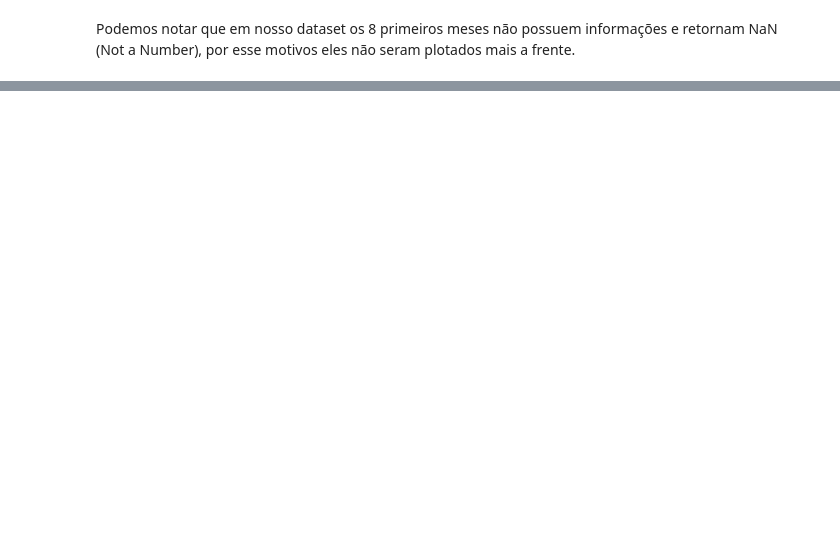
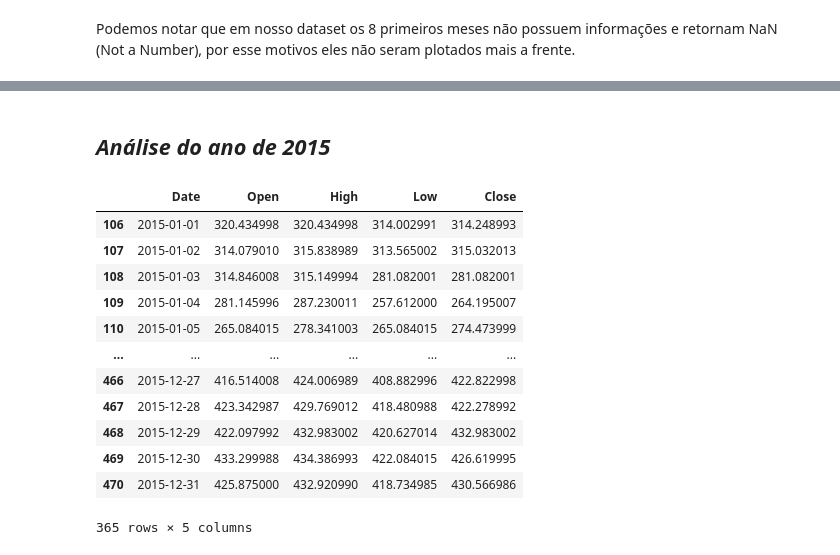
Before and after one commit to JeffersonNery/MVP_Machine_Learning_Analytics, a Jupyter notebook: MVP_Machine_Learning_&_Analytics.ipynb, the cells around one changed output, grey strips where cells are left out. Cells and saved outputs as stored; diff of their text form; code cells hidden in the pictures; blank space fills up the shorter version.

```diff
--- a/MVP_Machine_Learning_&_Analytics.ipynb
+++ b/MVP_Machine_Learning_&_Analytics.ipynb
@@ -193,0 +341,28 @@ fig.show()
+# %% [markdown]
+## ***Análise do ano de 2015***
+# %%
+# Visualizando a tabela com o preço médio de abertura e fechamento do ano de
+# 2015
+
+# convertendo a coluna data para data/hora
+maindf['Date'] = pd.to_datetime(maindf['Date'], format='%Y-%m-%d')
+#criando uma variavel que contenha as informações somente do ano de 2015
+y_2015 = maindf.loc[(maindf['Date'] >= '2015-01-01')
+                     & (maindf['Date'] < '2016-01-01')]
+# removendo as colunas de Ajuste de fechamento e Volume, ficando apenas com as
+# informações de Abertura, Alta, Baixa e fechamento
+y_2015.drop(y_2015[['Adj Close','Volume']],axis=1)
+# %% [output]
+|  | Date | Open | High | Low | Close |
+| 106 | 2015-01-01 | 320.434998 | 320.434998 | 314.002991 | 314.248993 |
+| 107 | 2015-01-02 | 314.079010 | 315.838989 | 313.565002 | 315.032013 |
+| 108 | 2015-01-03 | 314.846008 | 315.149994 | 281.082001 | 281.082001 |
+| 109 | 2015-01-04 | 281.145996 | 287.230011 | 257.612000 | 264.195007 |
+| 110 | 2015-01-05 | 265.084015 | 278.341003 | 265.084015 | 274.473999 |
+| ... | ... | ... | ... | ... | ... |
+| 466 | 2015-12-27 | 416.514008 | 424.006989 | 408.882996 | 422.822998 |
+| 467 | 2015-12-28 | 423.342987 | 429.769012 | 418.480988 | 422.278992 |
+| 468 | 2015-12-29 | 422.097992 | 432.983002 | 420.627014 | 432.983002 |
+| 469 | 2015-12-30 | 433.299988 | 434.386993 | 422.084015 | 426.619995 |
+| 470 | 2015-12-31 | 425.875000 | 432.920990 | 418.734985 | 430.566986 |
+365 rows × 5 columns
```
Also changed, not shown: parts of 126 cells of this notebook.
